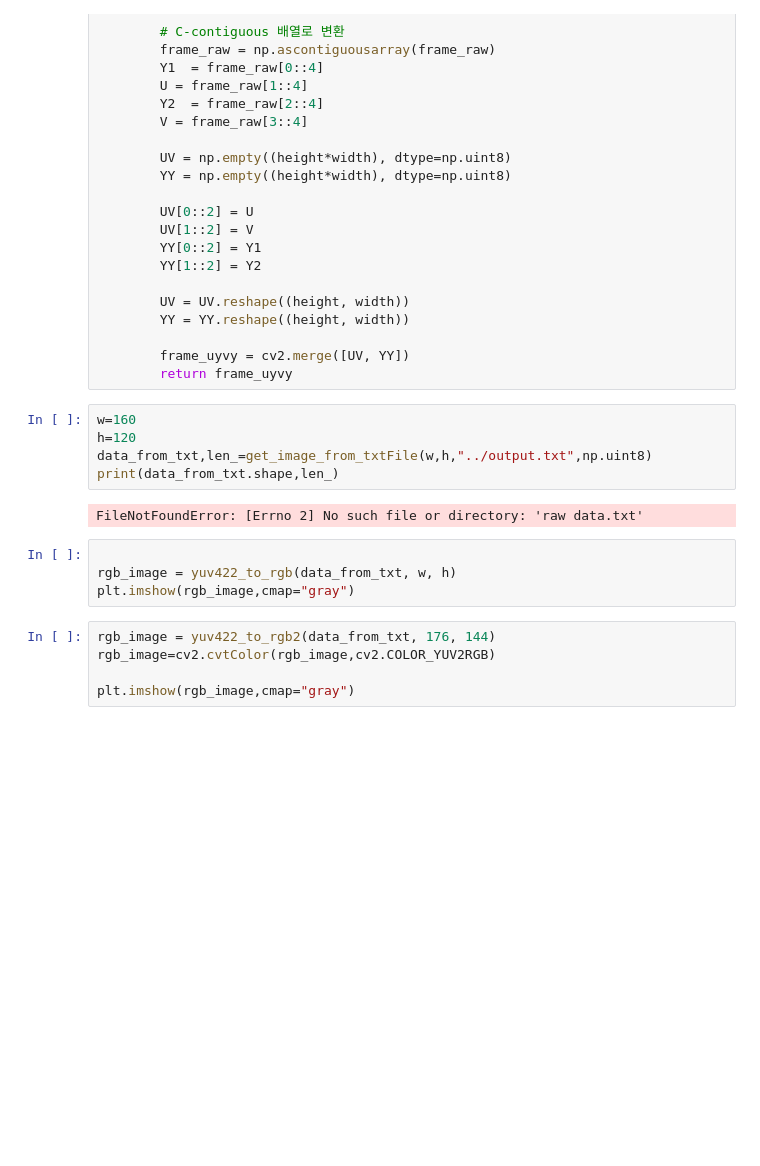
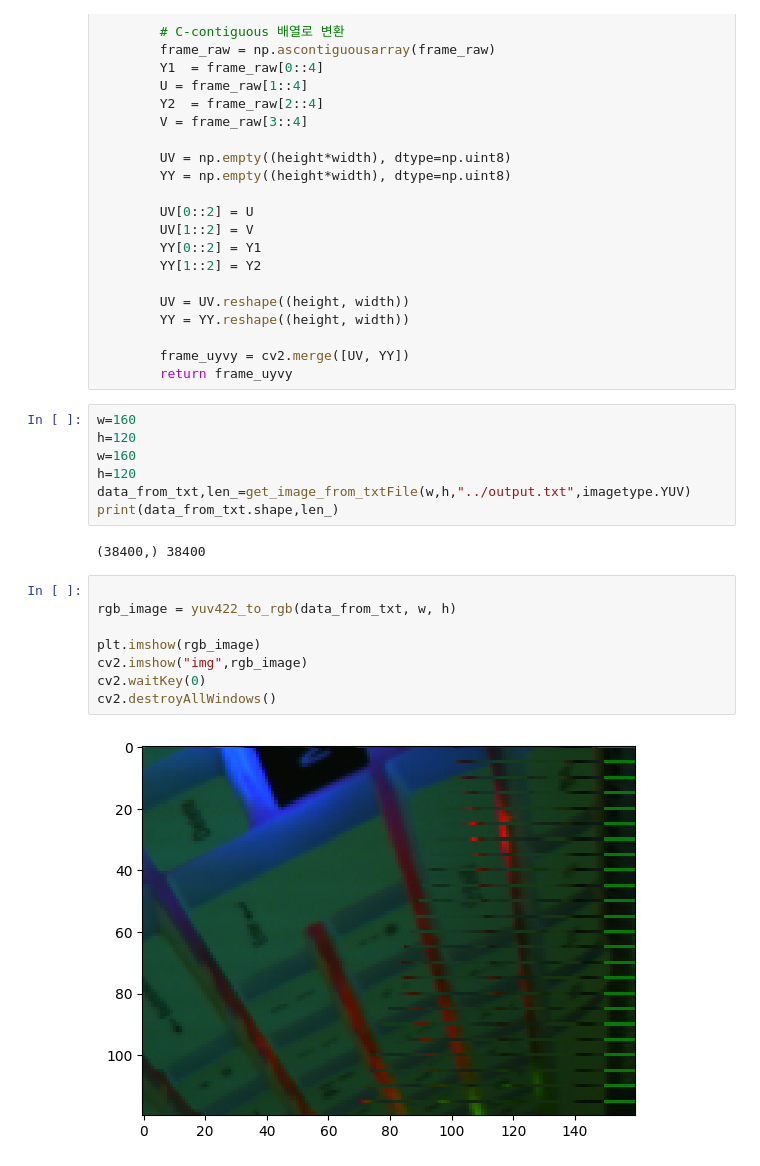
Before and after one commit to yjh2788/raspberry-pi-pico-FPGA, a Jupyter notebook: camera_Project/img_show.ipynb, the cells around one changed output. Cells and saved outputs as stored; diff of their text form; blank space fills up the shorter version.

```diff
--- a/camera_Project/img_show.ipynb
+++ b/camera_Project/img_show.ipynb
@@ -30,16 +30,19 @@ def yuv422_to_rgb2(frame_raw, width, height):
 # %%
 w=160
 h=120
-data_from_txt,len_=get_image_from_txtFile(w,h,"../output.txt",np.uint8)
+w=160
+h=120
+data_from_txt,len_=get_image_from_txtFile(w,h,"../output.txt",imagetype.YUV)
 print(data_from_txt.shape,len_)
 # %% [output]
-FileNotFoundError: [Errno 2] No such file or directory: 'raw data.txt'
+(38400,) 38400
 # %%
 
 rgb_image = yuv422_to_rgb(data_from_txt, w, h)
-plt.imshow(rgb_image,cmap="gray")
+
+plt.imshow(rgb_image)
+cv2.imshow("img",rgb_image)
+cv2.waitKey(0)
+cv2.destroyAllWindows()
+# %% [output]
+[figure, added]
-# %%
-rgb_image = yuv422_to_rgb2(data_from_txt, 176, 144)
-rgb_image=cv2.cvtColor(rgb_image,cv2.COLOR_YUV2RGB)
-
-plt.imshow(rgb_image,cmap="gray")
```
Also changed, not shown: 32 other files.
